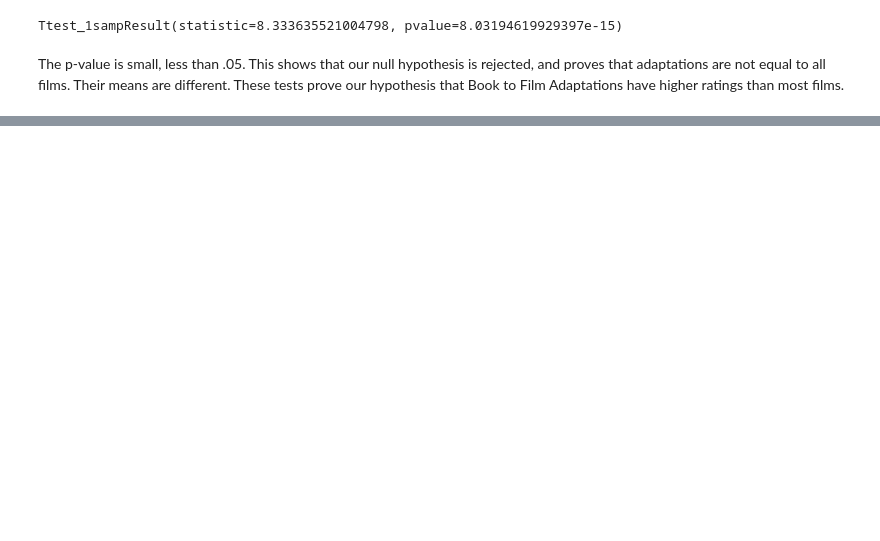
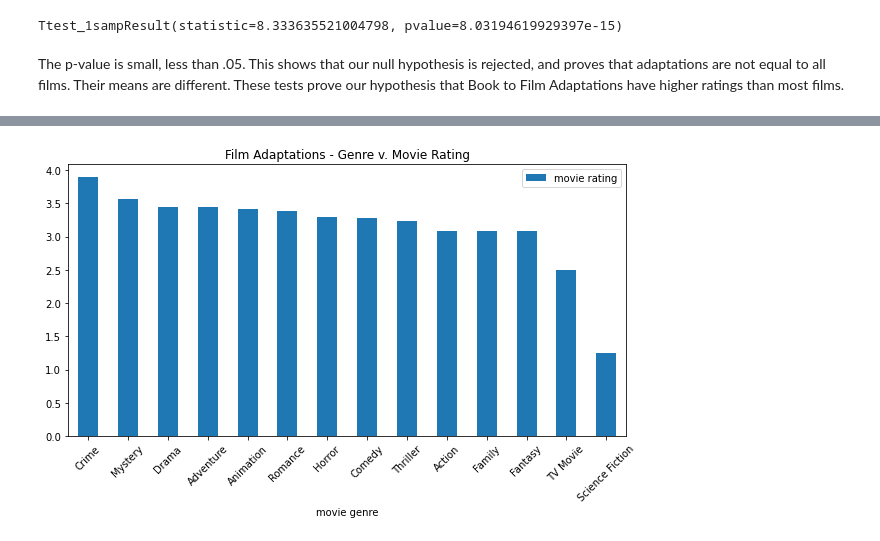
Before and after one commit to laurenemilyto/film_adapatation_success, a Jupyter notebook: Lauren Analysis.ipynb, the cells around one changed output, grey strips where cells are left out. Cells and saved outputs as stored; diff of their text form; code cells hidden in the pictures; blank space fills up the shorter version.

```diff
--- a/Lauren Analysis.ipynb
+++ b/Lauren Analysis.ipynb
@@ -254,0 +227,11 @@ df.boxplot("mosq", by="treatment", figsize=(20, 10))
+# %%
+# Grouby genres of film adaptations by movie rating
+genre_reviews_group = reviews.groupby('movie genre')
+genre_reviews_mean = genre_reviews_group['movie rating'].mean().round(2).reset_index()
+genre_reviews_mean.sort_values(by = ['movie rating'], ascending=False, inplace = True)
+
+# Plot genres by movie rating
+genre_reviews_mean.plot('movie genre', 'movie rating', kind='bar', figsize=(10,5), rot=45)
+plt.title('Film Adaptations - Genre v. Movie Rating');
+# %% [output]
+[figure, added]
```
Also changed, not shown: parts of 31 cells of this notebook.
